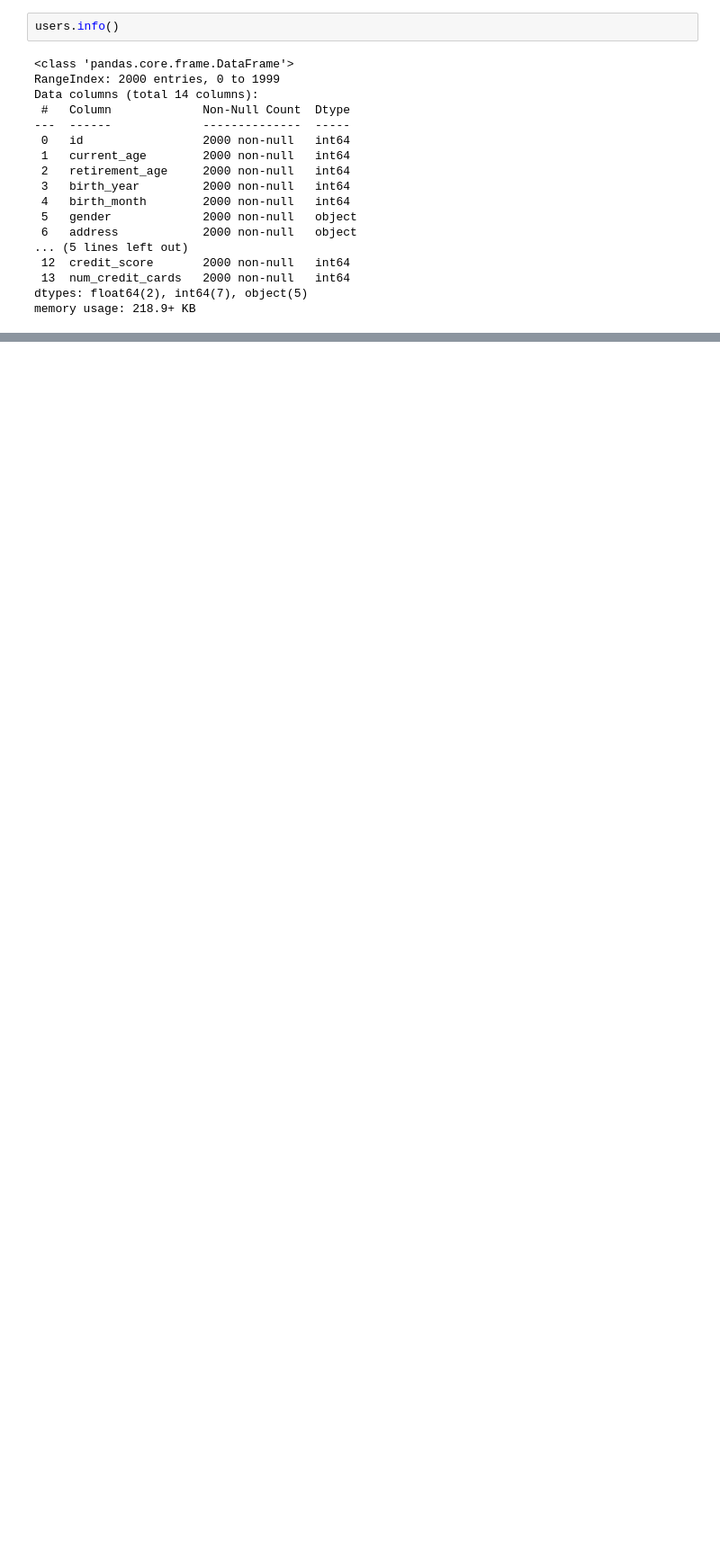
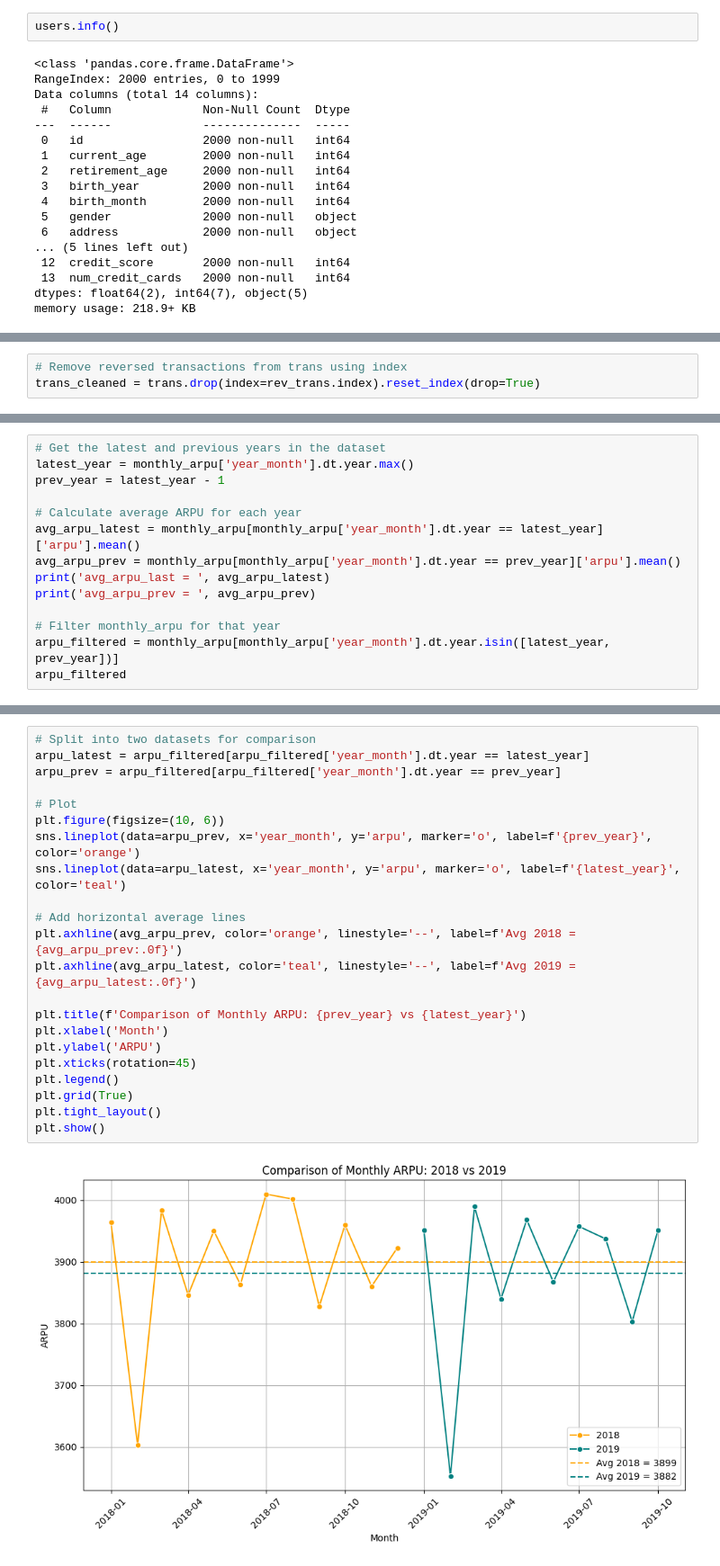
Before and after one commit to TuanTran2025/Final-Project, a Jupyter notebook: Final_Project.ipynb, the cells around one changed output, grey strips where cells are left out. Shown at 90% size. Cells and saved outputs as stored; diff of their text form; blank space fills up the shorter version.

```diff
--- a/Final_Project.ipynb
+++ b/Final_Project.ipynb
@@ -192,0 +456,3 @@ users['total_debt'] = users['total_debt'].replace('[\$,]', '', regex=True).astyp
+# %%
+# Remove reversed transactions from trans using index
+trans_cleaned = trans.drop(index=rev_trans.index).reset_index(drop=True)
@@ -192,0 +706,14 @@ users['total_debt'] = users['total_debt'].replace('[\$,]', '', regex=True).astyp
+# %%
+# Get the latest and previous years in the dataset
+latest_year = monthly_arpu['year_month'].dt.year.max()
+prev_year = latest_year - 1
+
+# Calculate average ARPU for each year
+avg_arpu_latest = monthly_arpu[monthly_arpu['year_month'].dt.year == latest_year]['arpu'].mean()
+avg_arpu_prev = monthly_arpu[monthly_arpu['year_month'].dt.year == prev_year]['arpu'].mean()
+print('avg_arpu_last = ', avg_arpu_latest)
+print('avg_arpu_prev = ', avg_arpu_prev)
+
+# Filter monthly_arpu for that year
+arpu_filtered = monthly_arpu[monthly_arpu['year_month'].dt.year.isin([latest_year, prev_year])]
+arpu_filtered
@@ -192,0 +740,24 @@ users['total_debt'] = users['total_debt'].replace('[\$,]', '', regex=True).astyp
+# %%
+# Split into two datasets for comparison
+arpu_latest = arpu_filtered[arpu_filtered['year_month'].dt.year == latest_year]
+arpu_prev = arpu_filtered[arpu_filtered['year_month'].dt.year == prev_year]
+
+# Plot
+plt.figure(figsize=(10, 6))
+sns.lineplot(data=arpu_prev, x='year_month', y='arpu', marker='o', label=f'{prev_year}', color='orange')
+sns.lineplot(data=arpu_latest, x='year_month', y='arpu', marker='o', label=f'{latest_year}', color='teal')
+
+# Add horizontal average lines
+plt.axhline(avg_arpu_prev, color='orange', linestyle='--', label=f'Avg 2018 = {avg_arpu_prev:.0f}')
+plt.axhline(avg_arpu_latest, color='teal', linestyle='--', label=f'Avg 2019 = {avg_arpu_latest:.0f}')
+
+plt.title(f'Comparison of Monthly ARPU: {prev_year} vs {latest_year}')
+plt.xlabel('Month')
+plt.ylabel('ARPU')
+plt.xticks(rotation=45)
+plt.legend()
+plt.grid(True)
+plt.tight_layout()
+plt.show()
+# %% [output]
+[figure, added]
```
Also changed, not shown: parts of 145 cells of this notebook.
